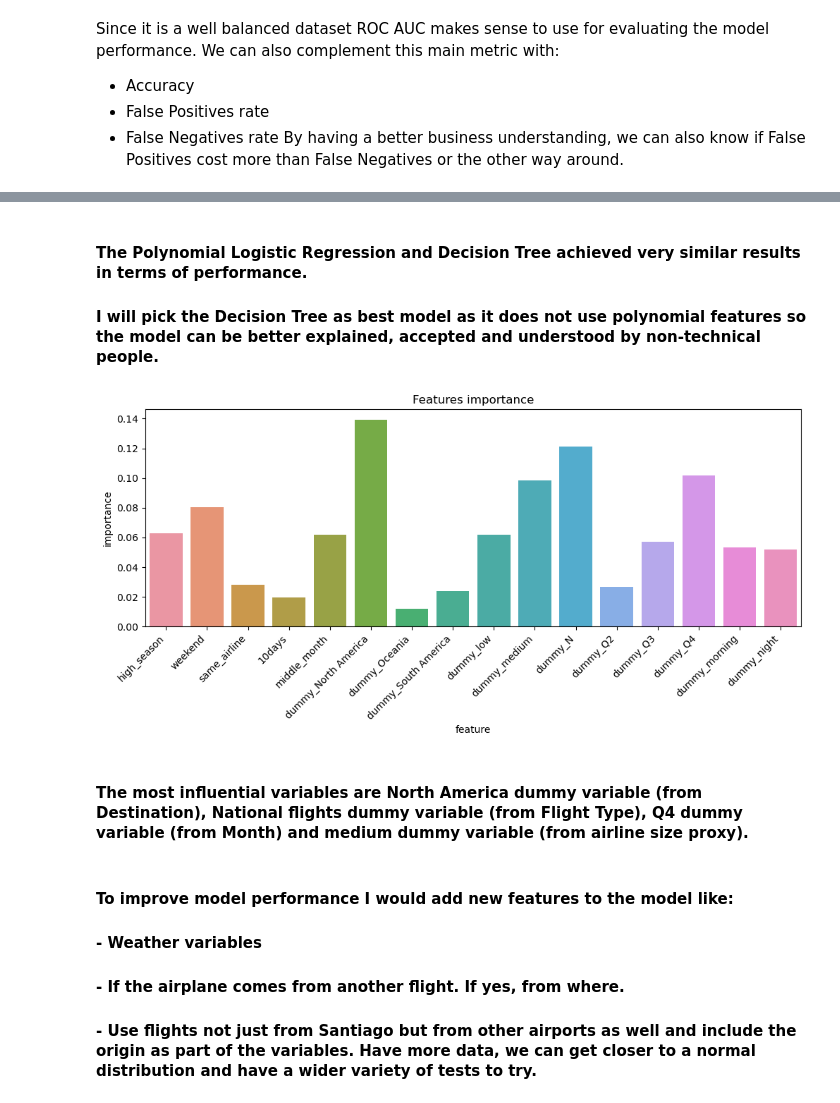
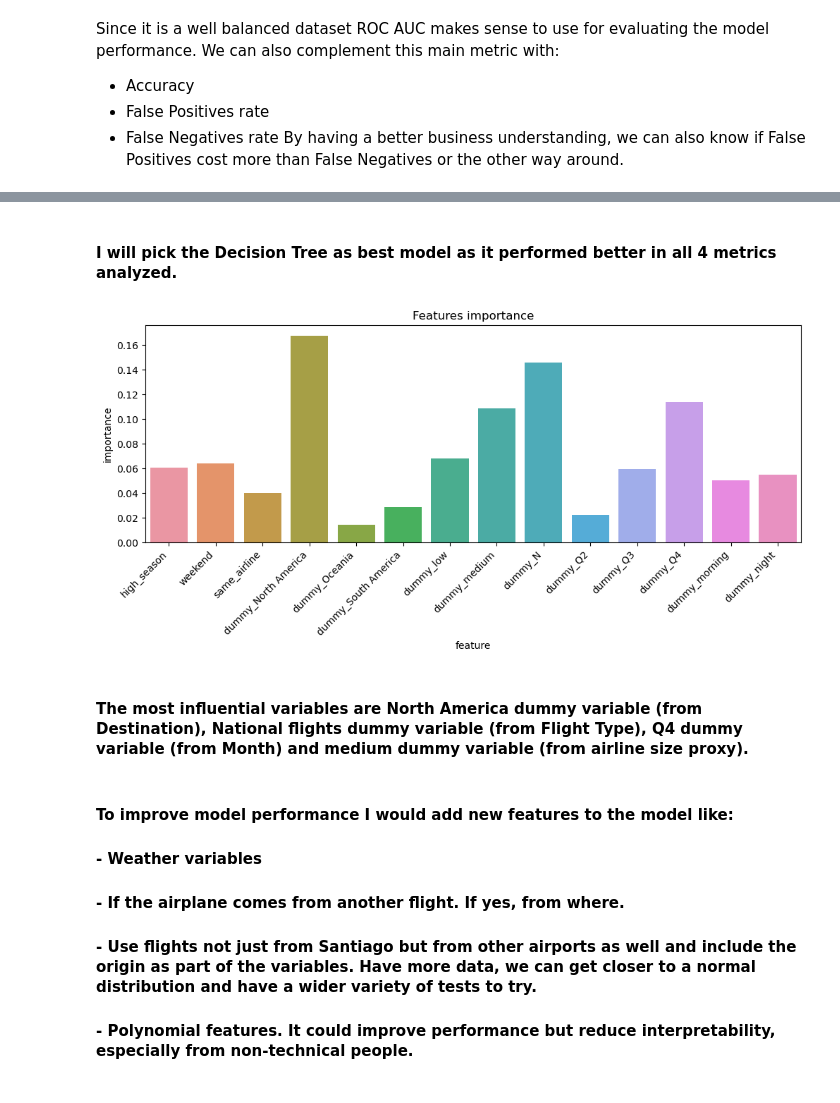
Before and after one commit to sasotomayor/flight-delay-prediction, a Jupyter notebook: solution.ipynb, the cells around one changed output, grey strips where cells are left out. Drawn from its saved outputs; the diff is of its cells as text; code cells hidden in the pictures.

Commit message:
feat: models hyperparameters tuning

```diff
--- a/solution.ipynb
+++ b/solution.ipynb
@@ -1027,13 +1026,0 @@ X_train, X_test, y_train, y_test = train_test_split(X, y, test_size=0.3, random_
-# %%
-# Training the Logistic Regression model and a Regression model with polynomial features (degree 2)
-
-log_reg_model = LogisticRegression()
-log_reg_model.fit(X_train, y_train)
-print(log_reg_model.score(X_train, y_train))
-
-pol_2 = PolynomialFeatures(2)
-X_train_pol = pol_2.fit_transform(X_train)
-
-log_reg_model_pol = LogisticRegression()
-log_reg_model_pol.fit(X_train_pol, y_train)
-print(log_reg_model_pol.score(X_train_pol, y_train))
@@ -1057,0 +1051,20 @@ print(clf.score(X_train, y_train))
+# %%
+
+# Model and parameters
+tree_model = DecisionTreeClassifier()
+max_depth = [1, 3, 5, 7, 10, 14]
+max_leaf_nodes = [50, 100, 200, 500, 700, 1000]
+
+# Evaluation metric
+roc_auc_scorer = make_scorer(roc_auc_score)
+
+# Grid with different hyperparameters
+grid = dict(max_depth=max_depth, max_leaf_nodes=max_leaf_nodes)
+cv = RepeatedStratifiedKFold(n_splits=10, n_repeats=3, random_state=42)
+grid_search_tree = GridSearchCV(estimator=tree_model, param_grid=grid, n_jobs=-1, cv=cv, scoring=roc_auc_scorer, error_score=0)
+
+# Train Decision Tree model
+grid_result_tree = grid_search_tree.fit(X_train, y_train)
+best_tree_model = grid_result_tree.best_estimator_
+
+print('With a ROC AUC score of {} the best parameters for the Decision Tree Classifier model are: {}'.format(grid_result_tree.best_score_, grid_result_tree.best_params_))
@@ -1145,21 +1131,20 @@ performance
-# %% [markdown]
-#### The Polynomial Logistic Regression and Decision Tree achieved very similar results in terms of performance.
-#### I will pick the Decision Tree as best model as it does not use polynomial features so the model can be better explained, accepted and understood by non-technical people.
+# %% [markdown]
+#### I will pick the Decision Tree as best model as it performed better in all 4 metrics analyzed.
 # %%
 feature_importance = pd.DataFrame()
 feature_importance["feature"] = X.columns
-feature_importance["importance"] = clf.feature_importances_
+feature_importance["importance"] = best_tree_model.feature_importances_
 
 f = plt.figure(figsize=(12,4))
 
 ax1 = f.add_subplot(111)
 sns.barplot(x=feature_importance["feature"], y=feature_importance["importance"])
 ax1.set_title('Features importance')
 plt.xticks(rotation=45, ha='right')
 
 plt.show()
 # %% [output]
-[figure, old version]
+[figure, new version]
 # %% [markdown]
 #### The most influential variables are North America dummy variable (from Destination), National flights dummy variable (from Flight Type), Q4 dummy variable (from Month) and medium dummy variable (from airline size proxy).
 # %% [markdown]
@@ -1167,3 +1152,4 @@ plt.show()
 #### - Weather variables
 #### - If the airplane comes from another flight. If yes, from where.
 #### - Use flights not just from Santiago but from other airports as well and include the origin as part of the variables. Have more data, we can get closer to a normal distribution and have a wider variety of tests to try.
+#### - Polynomial features. It could improve performance but reduce interpretability, especially from non-technical people.
```
Also changed, not shown: parts of 15 cells of this notebook.
